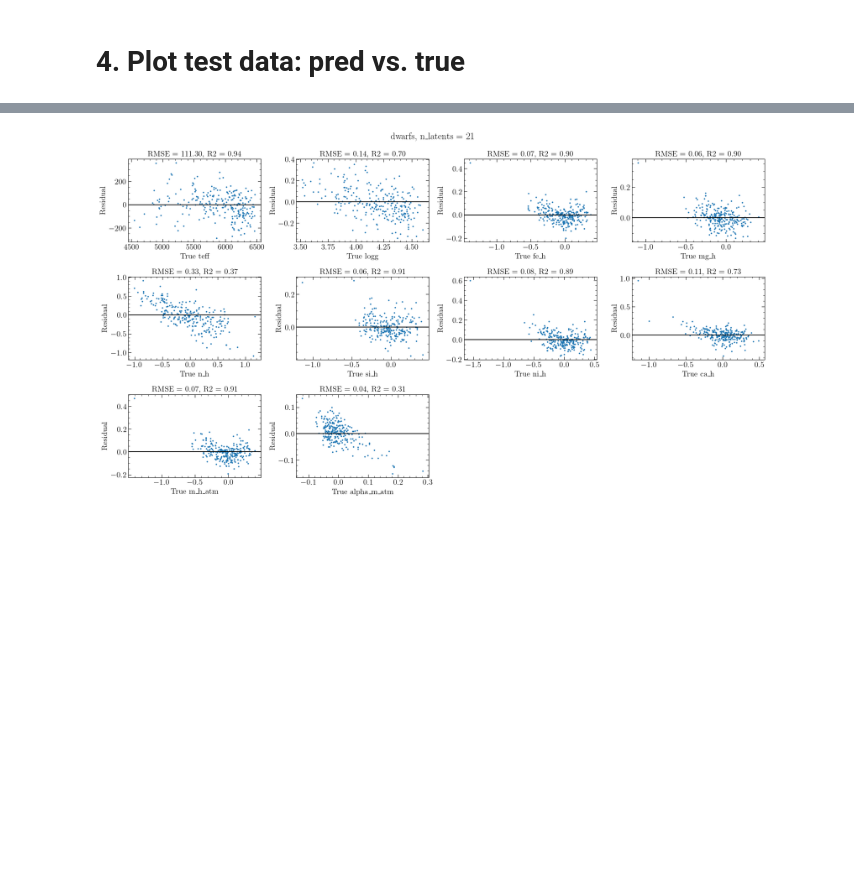
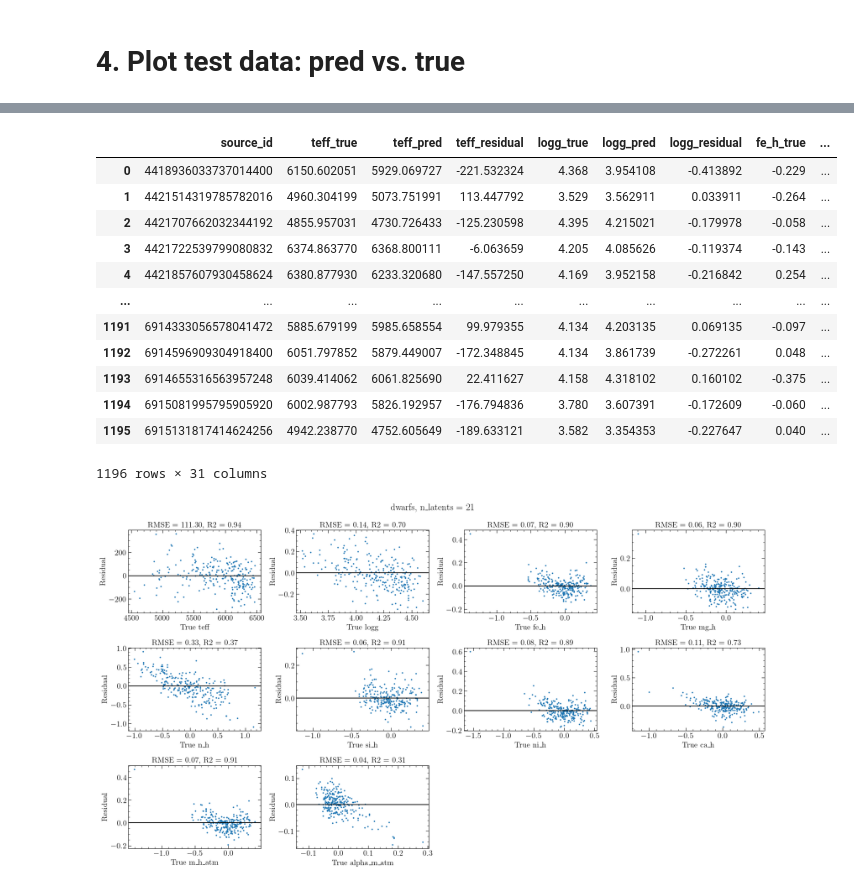
Before and after one commit to haniyehtajer/pollux, a Jupyter notebook: docs/Gaia_RVS_Abundances/fit_dwarfs_notebook.ipynb, the cells around one changed output, grey strips where cells are left out. Drawn from its saved outputs; the diff is of its cells as text; code cells hidden in the pictures; blank space fills up the shorter version.

```diff
--- a/docs/Gaia_RVS_Abundances/fit_dwarfs_notebook.ipynb
+++ b/docs/Gaia_RVS_Abundances/fit_dwarfs_notebook.ipynb
@@ -286,3 +303,48 @@ for i, name in enumerate(labels):
         "Bias": np.mean(res),
         "R2": 1 - np.sum(res**2) / np.sum((y_true - np.mean(y_true))**2),
     }
+# %%
+split_index = n_stars // 2
+test_source_ids = df_stars['source_id'].iloc[split_index:].values
+
+results = {}
+df_dict = {}
+
+# 2. Add the source_ids to your dictionary before the loop
+df_dict["source_id"] = test_source_ids
+
+for i, name in enumerate(labels):
+    y_true = test_data_unprocessed["label"].data[:, i]
+    y_pred = predict_test_unprocessed["label"].data[:, i]
+
+    res = y_pred - y_true
+
+    results[name] = {
+        "std_res": np.std(res),
+        "RMSE": np.sqrt(np.mean(res**2)),
+        "MAE": np.mean(np.abs(res)),
+        "Bias": np.mean(res),
+        "R2": 1 - np.sum(res**2) / np.sum((y_true - np.mean(y_true))**2),
+    }
+
+    df_dict[f"{name}_true"] = y_true
+    df_dict[f"{name}_pred"] = y_pred
+    df_dict[f"{name}_residual"] = res
+
+per_star_df = pd.DataFrame(df_dict)
+# %%
+per_star_df
+# %% [output]
+|  | source_id | teff_true | teff_pred | teff_residual | logg_true | logg_pred | logg_residual | fe_h_true | ... |
+| 0 | 4418936033737014400 | 6150.602051 | 5929.069727 | -221.532324 | 4.368 | 3.954108 | -0.413892 | -0.229 | ... |
+| 1 | 4421514319785782016 | 4960.304199 | 5073.751991 | 113.447792 | 3.529 | 3.562911 | 0.033911 | -0.264 | ... |
+| 2 | 4421707662032344192 | 4855.957031 | 4730.726433 | -125.230598 | 4.395 | 4.215021 | -0.179978 | -0.058 | ... |
+| 3 | 4421722539799080832 | 6374.863770 | 6368.800111 | -6.063659 | 4.205 | 4.085626 | -0.119374 | -0.143 | ... |
+| 4 | 4421857607930458624 | 6380.877930 | 6233.320680 | -147.557250 | 4.169 | 3.952158 | -0.216842 | 0.254 | ... |
+| ... | ... | ... | ... | ... | ... | ... | ... | ... | ... |
+| 1191 | 6914333056578041472 | 5885.679199 | 5985.658554 | 99.979355 | 4.134 | 4.203135 | 0.069135 | -0.097 | ... |
+| 1192 | 6914596909304918400 | 6051.797852 | 5879.449007 | -172.348845 | 4.134 | 3.861739 | -0.272261 | 0.048 | ... |
+| 1193 | 6914655316563957248 | 6039.414062 | 6061.825690 | 22.411627 | 4.158 | 4.318102 | 0.160102 | -0.375 | ... |
+| 1194 | 6915081995795905920 | 6002.987793 | 5826.192957 | -176.794836 | 3.780 | 3.607391 | -0.172609 | -0.060 | ... |
+| 1195 | 6915131817414624256 | 4942.238770 | 4752.605649 | -189.633121 | 3.582 | 3.354353 | -0.227647 | 0.040 | ... |
+1196 rows × 31 columns
```
Also changed, not shown: parts of 9 cells of this notebook, 31 other files.
